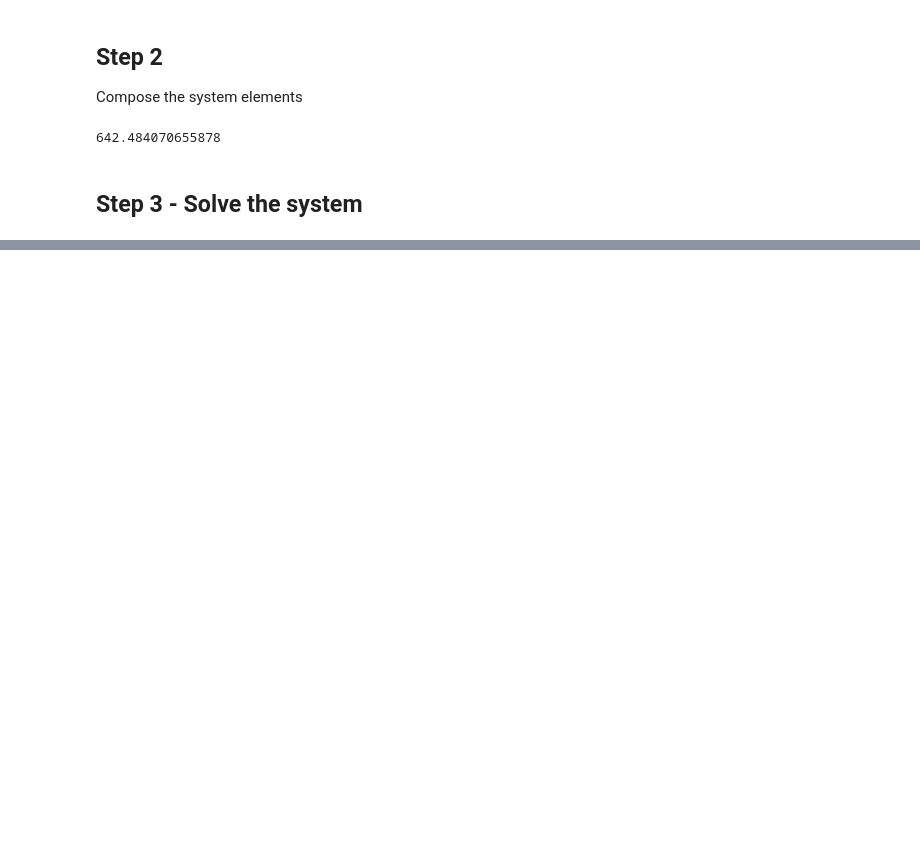
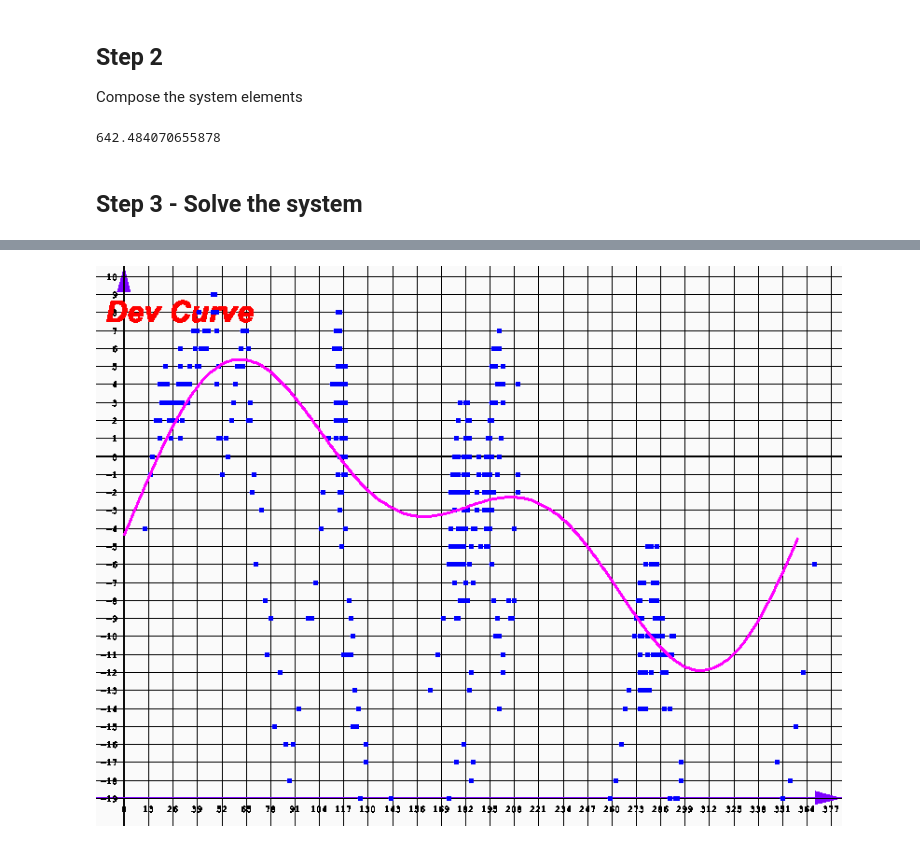
Before and after one commit to OlivierLD/ROB, a Jupyter notebook: raspberry-sailor/Swing/Deviation-Tool/notebooks/LogfileToDeviation.ipynb, the cells around one changed output, grey strips where cells are left out. Drawn from its saved outputs; the diff is of its cells as text; code cells hidden in the pictures; blank space fills up the shorter version.

```diff
--- a/raspberry-sailor/Swing/Deviation-Tool/notebooks/LogfileToDeviation.ipynb
+++ b/raspberry-sailor/Swing/Deviation-Tool/notebooks/LogfileToDeviation.ipynb
@@ -259,0 +327,15 @@ java.io.PrintStream@783ba1d
+# %%
+for (double x=0d; x<360d; x+=1) {
+    function.add(new VectorUtils.Vector2D(x, devCurveFunction.apply(x)));
+}
+# %%
+WhiteBoardPanel.DataSerie functionSerie = new WhiteBoardPanel.DataSerie()
+                            .data(function)
+                            .graphicType(WhiteBoardPanel.GraphicType.LINE)
+                            .lineThickness(3)
+                            .color(Color.MAGENTA);
+whiteBoard.addSerie(functionSerie);
+
+whiteBoard.getImage(); // Disply whiteboard in a Notebook
+# %% [output]
+[figure, added]
```
Also changed, not shown: parts of 16 cells of this notebook, 1 other file.
